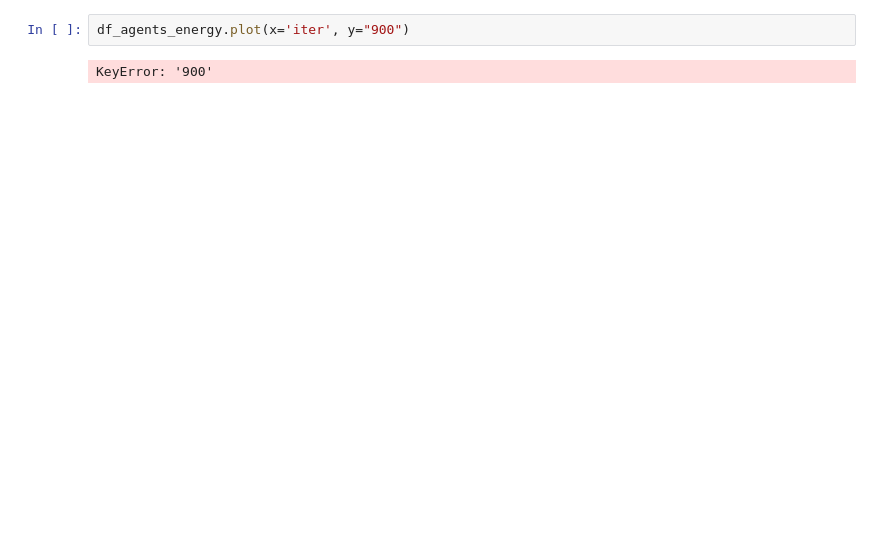
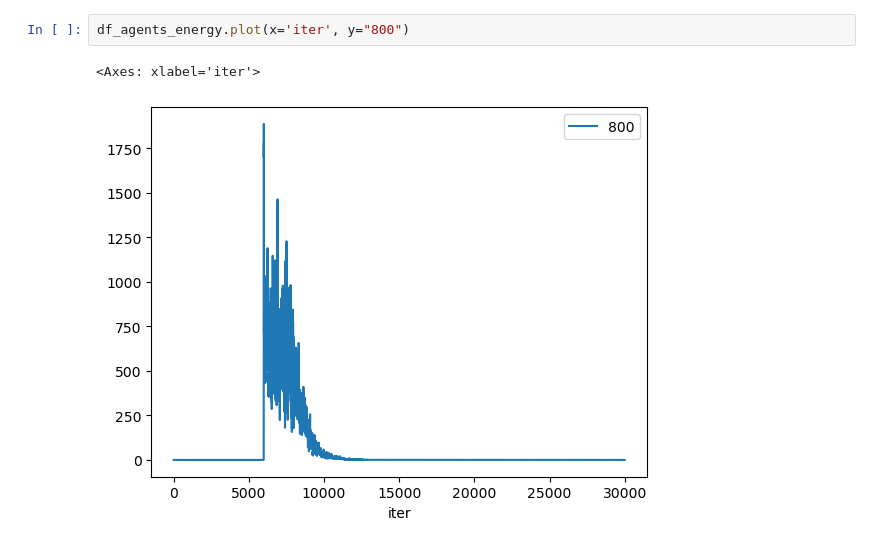
Before and after one commit to MSSkowron/emas-evolutionary-multi-agent-system, a Jupyter notebook: emas.ipynb, the cells around one changed output. Drawn from its saved outputs; the diff is of its cells as text; blank space fills up the shorter version.

```diff
--- a/emas.ipynb
+++ b/emas.ipynb
@@ -550,4 +673,5 @@ KeyError: '700'
 # %%
-df_agents_energy.plot(x='iter', y="900")
+df_agents_energy.plot(x='iter', y="800")
 # %% [output]
-KeyError: '900'
+<Axes: xlabel='iter'>
+[figure, added]
```
Also changed, not shown: parts of 27 cells of this notebook.
